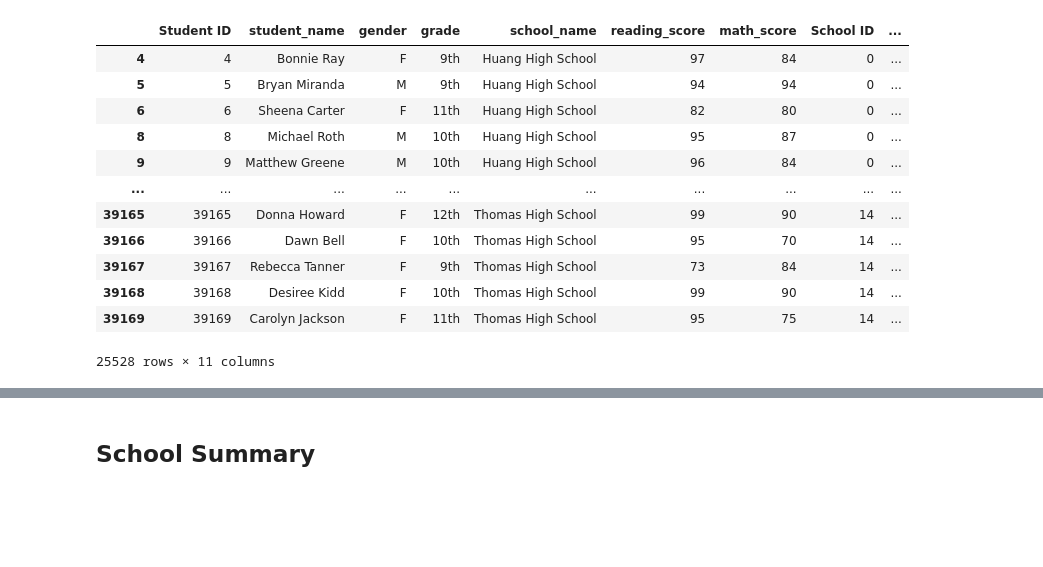
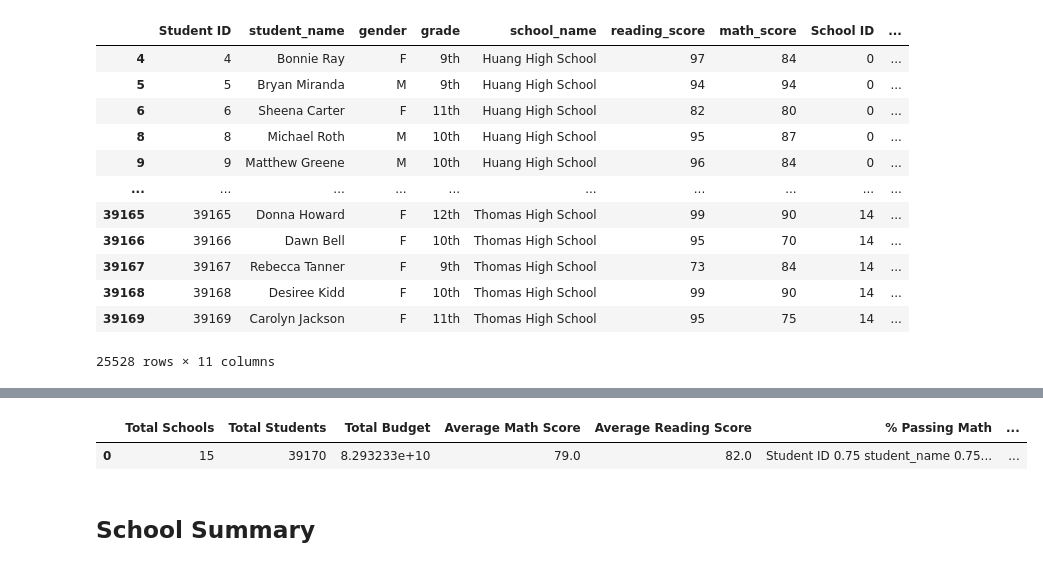
Before and after one commit to lorelles/pandas-challenge, a Jupyter notebook: PyCitySchools/PyCitySchools_analysis.ipynb, the cells around one changed output, grey strips where cells are left out. Saved outputs shown, nothing was run; the diff lists cells and outputs as text; code cells hidden in the pictures; blank space fills up the shorter version.

```diff
--- a/PyCitySchools/PyCitySchools_analysis.ipynb
+++ b/PyCitySchools/PyCitySchools_analysis.ipynb
@@ -41,6 +53,6 @@ school_data_complete["budget"].sum().astype(float)
 82932329558.0
 # %%
 # Calculate the average math score
-total_math = school_data_complete["math_score"].mean().astype(float)
-total_math
+avg_math = round(school_data_complete["math_score"].mean().astype(float))
+avg_math
 # %% [output]
@@ -48,5 +60,5 @@ total_math
 # %%
 # Calculate the average reading score
-reading_score = school_data_complete["reading_score"].mean().astype(float)
-reading_score
+avg_reading = round(school_data_complete["reading_score"].mean().astype(float))
+avg_reading
 # %% [output]
@@ -54,6 +66,6 @@ reading_score
 # %%
 # Calculate the percentage of students with a passing math score (70 or greater)
 passing_math = school_data_complete.loc[school_data_complete["math_score"] >= 70, :].count().astype(float)
-total_passing_math = passing_math/39170
+total_passing_math = np.round((passing_math/39170), 2)
 total_passing_math["math_score"]
 # %% [output]
@@ -61,6 +73,6 @@ total_passing_math["math_score"]
 # %%
 # Calculate the percentage of students with a passing reading score (70 or greater)
 passing_reading = school_data_complete.loc[school_data_complete["reading_score"] >= 70, :].count().astype(float)
-passing_reading = passing_reading/39170
-passing_reading["reading_score"]
+total_passing_reading = np.round((passing_reading/39170), 2)
+total_passing_reading["reading_score"]
 # %% [output]
@@ -104,3 +98,17 @@ passed_df
+# %%
+# Create a dataframe to hold the above results
+district_df = pd.DataFrame({"Total Schools": [total_schools],
+                            "Total Students": [total_students],
+                            "Total Budget": [total_budget],
+                            "Average Math Score": [avg_math],
+                            "Average Reading Score": [avg_reading],
+                            "% Passing Math": [total_passing_math],
+                            "% Passing Reading": [total_passing_reading],
+                            "% Overall Passing": [passed_reading_math]})
+district_df
+# %% [output]
+|  | Total Schools | Total Students | Total Budget | Average Math Score | Average Reading Score | % Passing Math | ... |
+| 0 | 15 | 39170 | 8.293233e+10 | 79.0 | 82.0 | Student ID 0.75 student_name 0.75... | ... |
 # %% [markdown]
 ## School Summary
 # %% [markdown]
```
Also changed, not shown: parts of 25 cells of this notebook.
